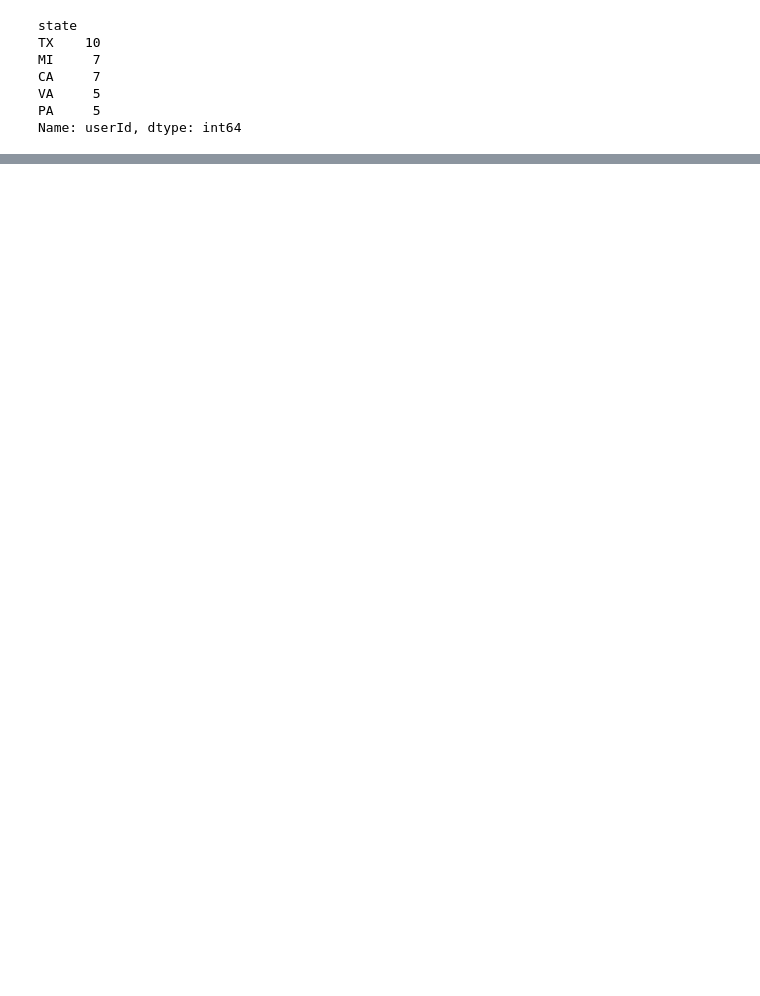
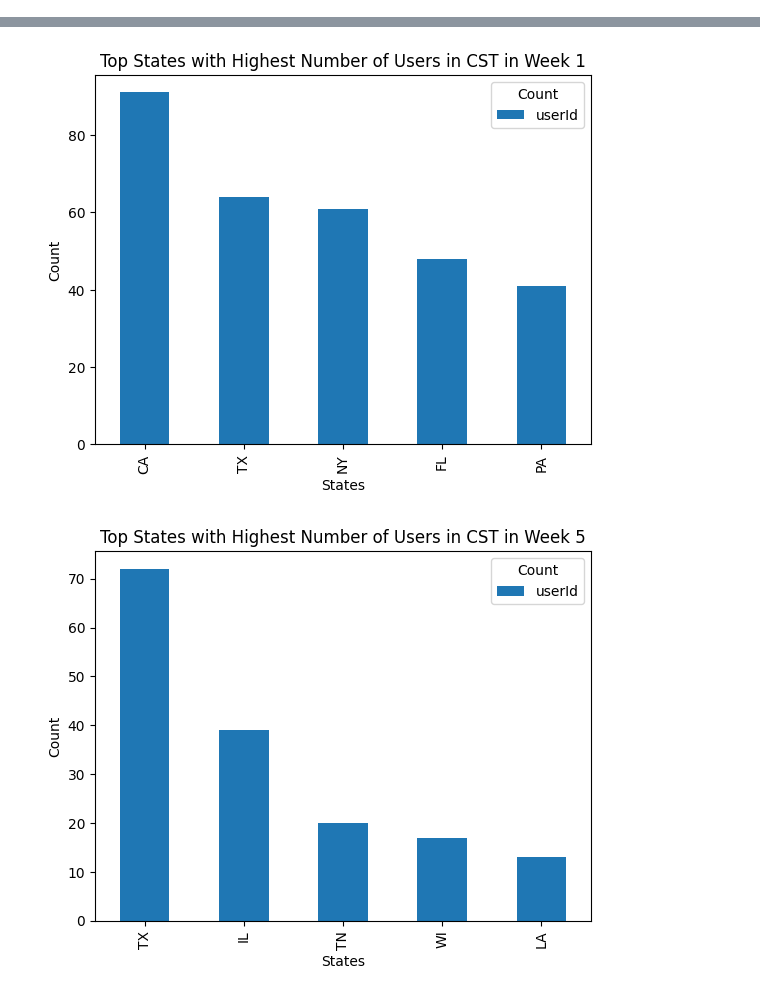
Before and after one commit to mnawar27/CaDence_nb.st_version, a Jupyter notebook: CaDence.ipynb, the cells around one changed output, grey strips where cells are left out. Cells and saved outputs as stored; diff of their text form; code cells hidden in the pictures; blank space fills up the shorter version.

```diff
--- a/CaDence.ipynb
+++ b/CaDence.ipynb
@@ -143,39 +234,48 @@ Name: count, dtype: int64
 # %%
-#### What State has the most unique users?
-uni_state_users = omega_raw.groupby('state')['userId'].nunique()
-uni_state_users_final = uni_state_users.sort_values(ascending=False).nlargest(5)
-print(uni_state_users_final)
+# #### What State has the most unique users?
+# uni_state_users = omega_raw.groupby('state')['userId'].nunique()
+# uni_state_users_final = uni_state_users.sort_values(ascending=False).nlargest(5)
+
+# #### What State in each timezone has the most unique users?
+# est_uni_state_users = est_df.groupby('state')['userId'].nunique()
+# est_uni_state_users_final = est_uni_state_users.sort_values(ascending=False).nlargest(5)
+
+# cst_uni_state_users = cst_df.groupby('state')['userId'].nunique()
+# cst_uni_state_users_final = cst_uni_state_users.sort_values(ascending=False).nlargest(5)
+
+# mst_uni_state_users = mst_df.groupby('state')['userId'].nunique()
+# mst_uni_state_users_final = mst_uni_state_users.sort_values(ascending=False).nlargest(5)
+
+# pst_uni_state_users = pst_df.groupby('state')['userId'].nunique()
+# pst_uni_state_users_final = pst_uni_state_users.sort_values(ascending=False).nlargest(5)
+
+# hst_uni_state_users = hst_df.groupby('state')['userId'].nunique()
+# hst_uni_state_users_final = hst_uni_state_users.sort_values(ascending=False).nlargest(5)
 
 
-#### What State in each timezone has the most unique users?
-est_uni_state_users = est_df.groupby('state')['userId'].nunique()
-est_uni_state_users_final = est_uni_state_users.sort_values(ascending=False).nlargest(5)
+##### New Polymorphic method
 
-cst_uni_state_users = cst_df.groupby('state')['userId'].nunique()
-cst_uni_state_users_final = cst_uni_state_users.sort_values(ascending=False).nlargest(5)
+df_selected_tz = omega_raw
+selected_week='Week 1'
+df_selected_week=df_selected_tz.loc[df_selected_tz['week'] == selected_week]
 
-mst_uni_state_users = mst_df.groupby('state')['userId'].nunique()
-mst_uni_state_users_final = mst_uni_state_users.sort_values(ascending=False).nlargest(5)
+def get_state_count(df_selected_week):
+  state_count = df_selected_week.groupby('state')['userId'].nunique()
+  state_count_final = state_count.sort_values(ascending=False).nlargest(5)
+  ####### You can change the graphic code here. If you want more than the top five,
+  ####### Change the number in nlargest
+  ax = state_count_final.plot(kind='bar', stacked=True)
+  ax.set_xlabel("States")
+  ax.set_ylabel("Count")
+  ax.set_title(f"Top States with Highest Number of Users in {df_selected_tz.iloc[1,12]} in {selected_week}")
+  plt.legend(title="Count")
+  plt.show()
 
-pst_uni_state_users = pst_df.groupby('state')['userId'].nunique()
-pst_uni_state_users_final = pst_uni_state_users.sort_values(ascending=False).nlargest(5)
+get_state_count(df_selected_week)
 
-hast_uni_state_users = hast_df.groupby('state')['userId'].nunique()
-hast_uni_state_users_final = hast_uni_state_users.sort_values(ascending=False).nlargest(5)
+df_selected_tz = cst_df
+selected_week='Week 5'
+df_selected_week=df_selected_tz.loc[df_selected_tz['week'] == selected_week]
 
-############ Graph
-ax = uni_state_users_final.plot(kind='bar', stacked=True)
-ax.set_xlabel("States")
-ax.set_ylabel("Count")
-ax.set_title("States with the Most Users")
-plt.legend(title="Count")
-
-plt.show()
+get_state_count(df_selected_week)
 # %% [output]
-state
-TX    10
-MI     7
-CA     7
-VA     5
-PA     5
-Name: userId, dtype: int64
@@ -182,0 +282,2 @@ Name: userId, dtype: int64
+[figure, added]
+[figure, added]
```
Also changed, not shown: parts of 18 cells of this notebook, 1 other file.
